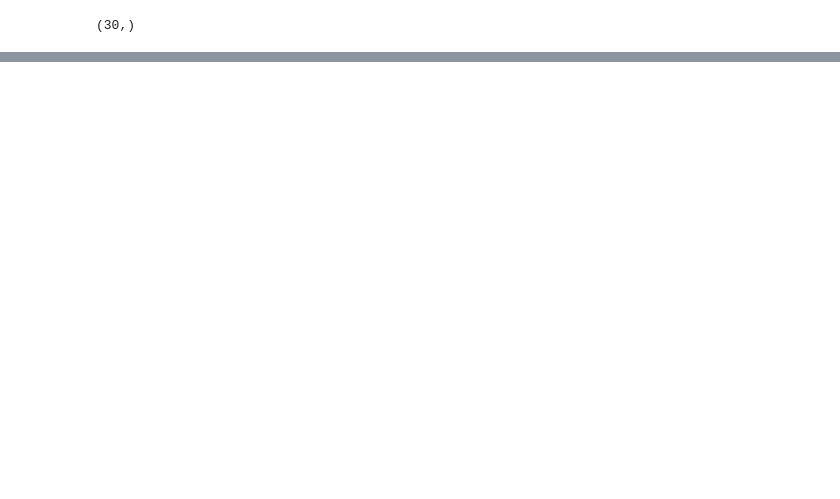
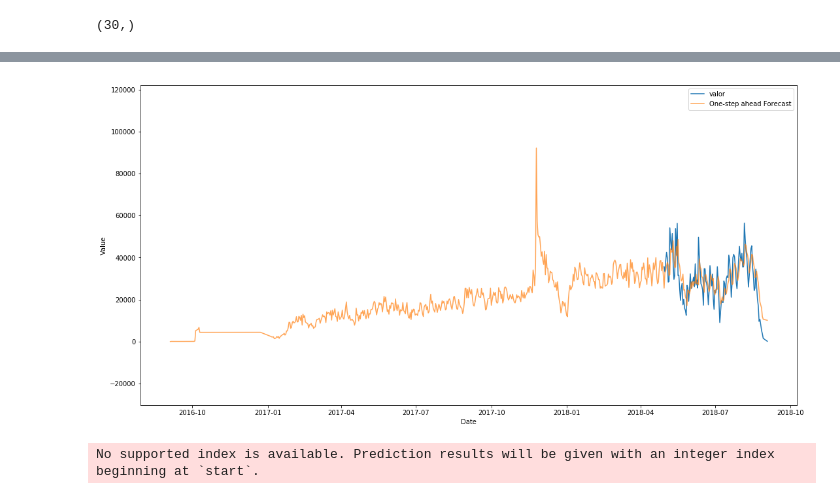
Before and after one commit to VictorGuedes/Brazilian-E-Commerce-Public-Dataset-examples, a Jupyter notebook: notebooks/Sales_Prediction.ipynb, the cells around one changed output, grey strips where cells are left out. Cells and saved outputs as stored; diff of their text form; code cells hidden in the pictures; blank space fills up the shorter version.

Commit message:
fix Sales_Prediction

```diff
--- a/notebooks/Sales_Prediction.ipynb
+++ b/notebooks/Sales_Prediction.ipynb
@@ -382,0 +408,10 @@ py.iplot(fig, filename='results_demonstrating1')
+# %%
+mod = sm.tsa.statespace.SARIMAX(y,
+                                order=(1, 1, 1),
+                                seasonal_order=(1, 1, 1, 12),
+                                enforce_stationarity=False,
+                                enforce_invertibility=False)
+
+results = mod.fit()
+
+print(results.summary().tables[1])
@@ -382,0 +429,26 @@ py.iplot(fig, filename='results_demonstrating1')
+# %%
+pred = results.get_prediction(start=0, dynamic=False)
+pred_ci = pred.conf_int()
+# %%
+ax = y[493:].plot(label='observed', figsize=(18, 9))
+pred.predicted_mean.plot(ax=ax, label='One-step ahead Forecast', alpha=.7)
+
+ax.fill_between(pred_ci.index,
+                pred_ci.iloc[:, 0],
+                pred_ci.iloc[:, 1], color='white', alpha=.2)
+
+ax.set_xlabel('Date')
+ax.set_ylabel('Value')
+plt.legend()
+
+plt.show()
+# %% [output]
+[figure, added]
+# %%
+# Get forecast 500 steps ahead in future
+pred_uc = results.get_forecast(steps=100)
+
+# Get confidence intervals of forecasts
+pred_ci = pred_uc.conf_int()
+# %% [output]
+No supported index is available. Prediction results will be given with an integer index beginning at `start`.
```
Also changed, not shown: parts of 12 cells of this notebook, 1 other file.
